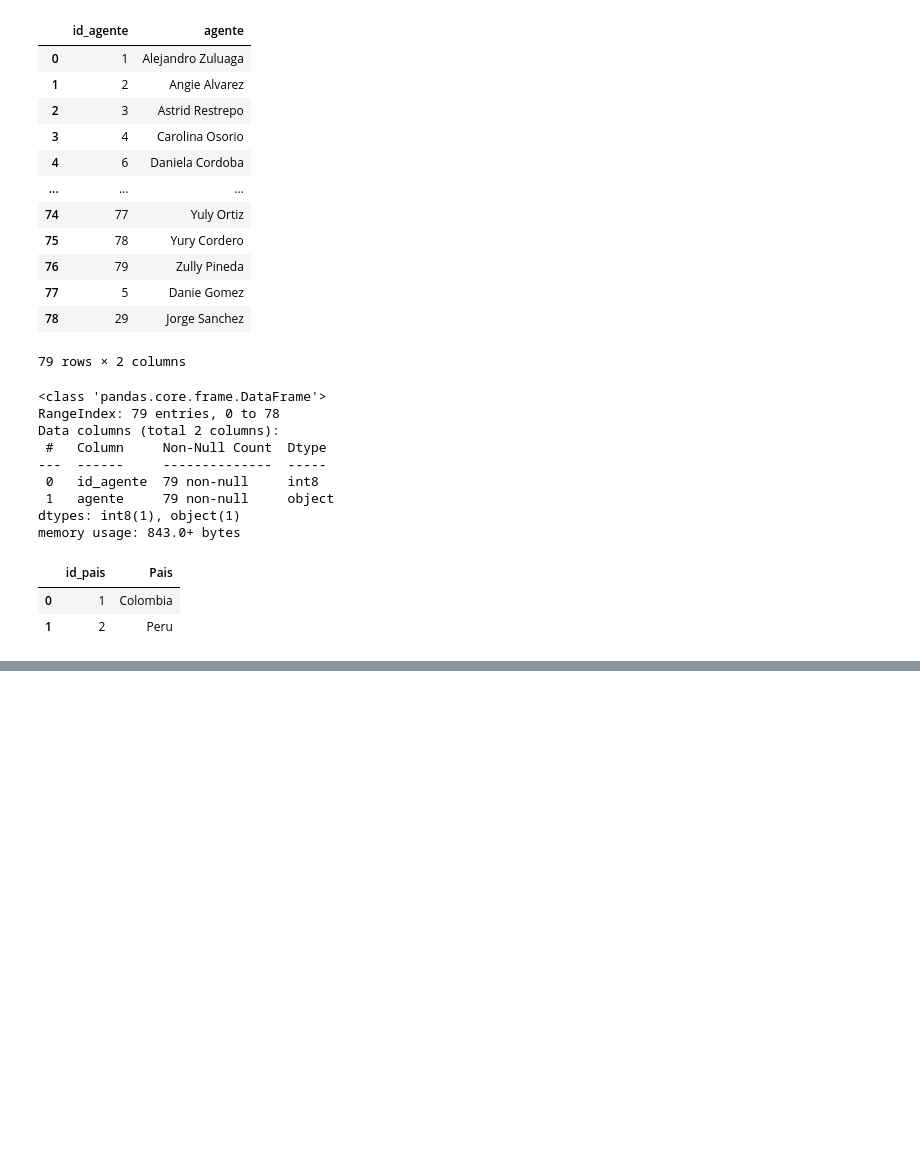
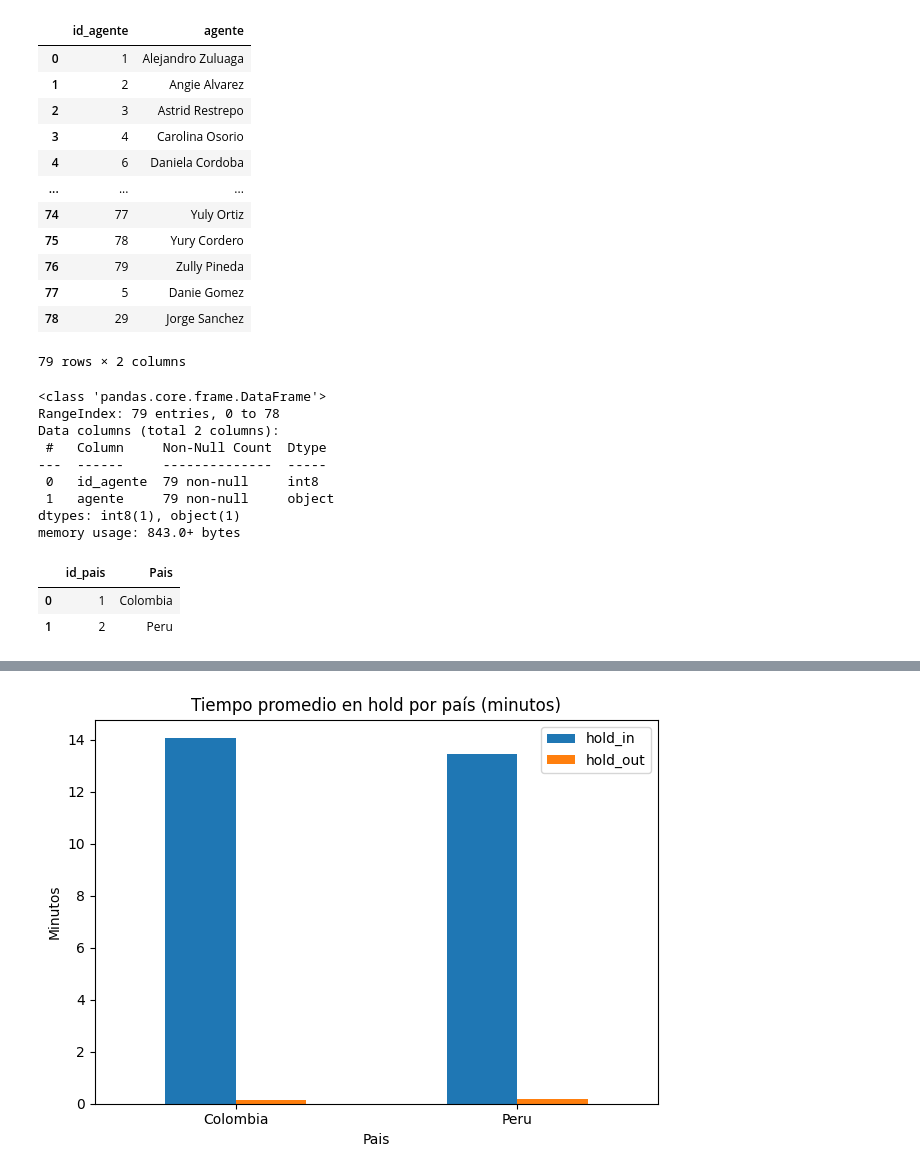
Before and after one commit to r2x4/consolidado_practice, a Jupyter notebook: consolidado_practice.ipynb, the cells around one changed output, grey strips where cells are left out. Cells and saved outputs as stored; diff of their text form; code cells hidden in the pictures; blank space fills up the shorter version.

```diff
--- a/consolidado_practice.ipynb
+++ b/consolidado_practice.ipynb
@@ -160,0 +255,12 @@ paises.to_csv('/content/paises.csv', index=False)
+# %%
+hold = datos.groupby("Pais")[["hold_in", "hold_out"]].mean()
+hold = hold.applymap(lambda x: x.total_seconds() / 60)
+
+hold.plot(kind="bar")
+plt.title("Tiempo promedio en hold por país (minutos)")
+plt.ylabel("Minutos")
+plt.xticks(rotation=0)
+plt.tight_layout()
+plt.show()
+# %% [output]
+[figure, added]
```
Also changed, not shown: parts of 13 cells of this notebook.
